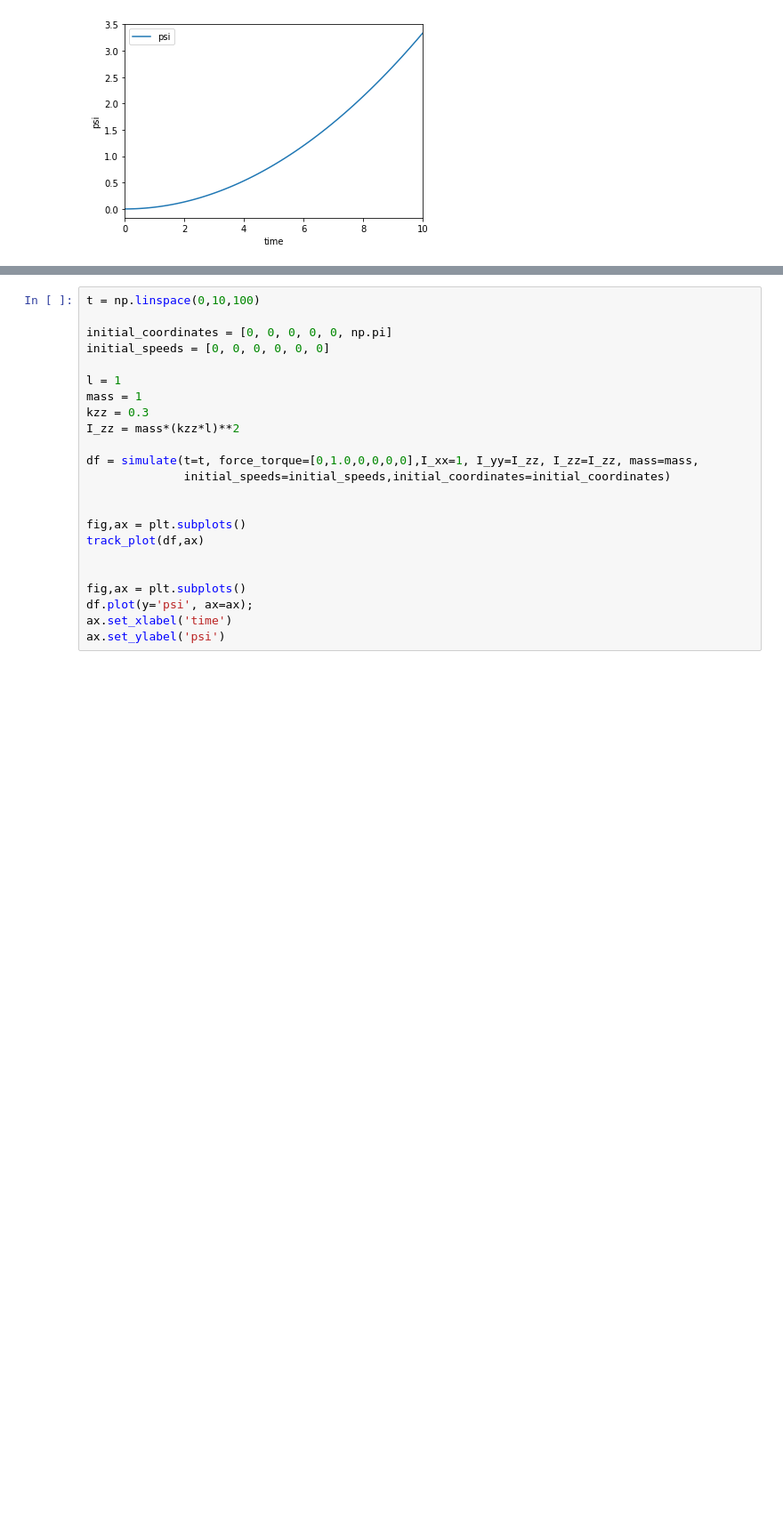
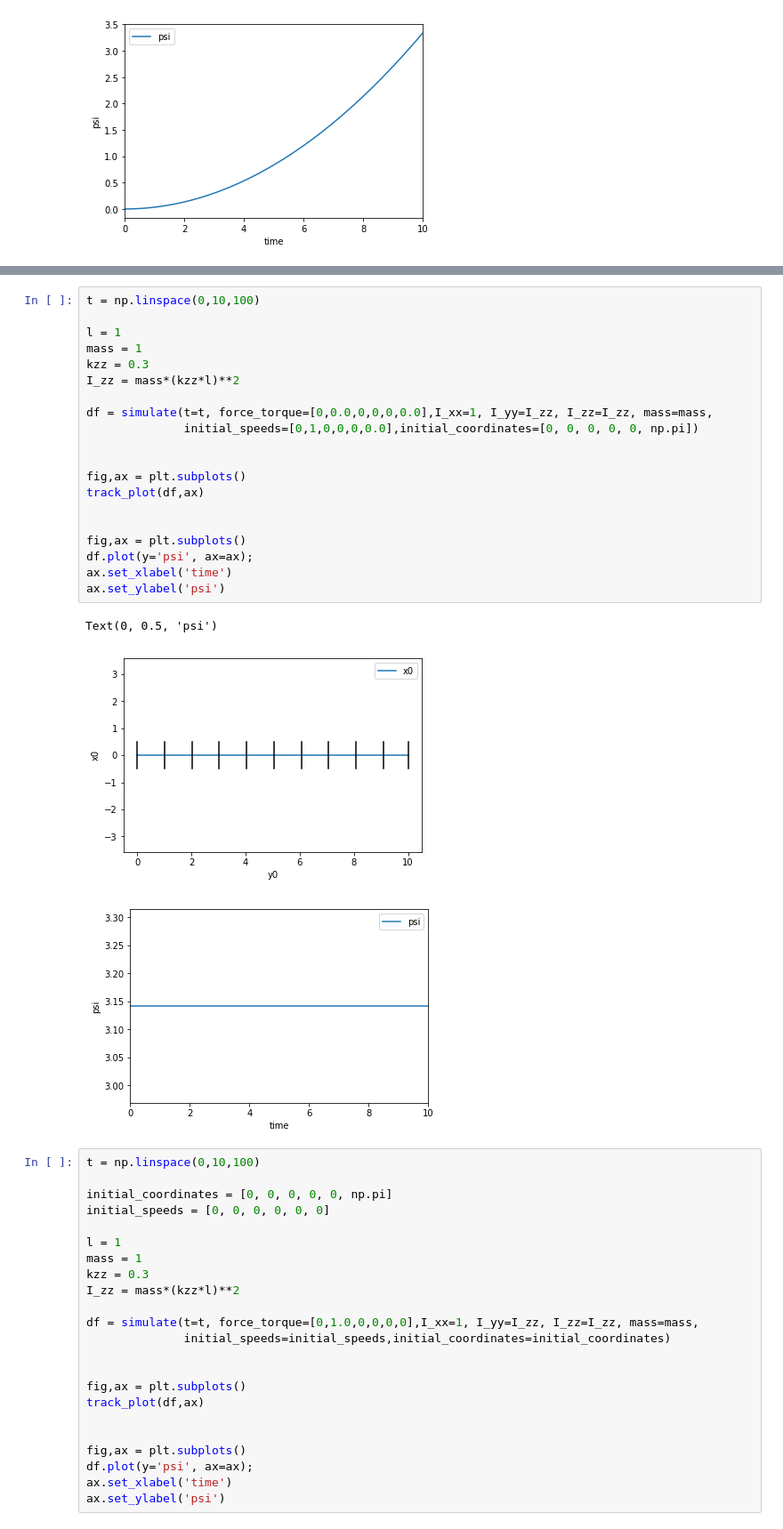
Before and after one commit to martinlarsalbert/motion-to-acceleration, a Jupyter notebook: rigid_body_6DOF.ipynb, the cells around one changed output, grey strips where cells are left out. Shown at 89% size. Cells and saved outputs as stored; diff of their text form; blank space fills up the shorter version.

```diff
--- a/rigid_body_6DOF.ipynb
+++ b/rigid_body_6DOF.ipynb
@@ -268,3 +295,27 @@ Text(0, 0.5, 'psi')
+# %%
+t = np.linspace(0,10,100)
+
+l = 1
+mass = 1
+kzz = 0.3
+I_zz = mass*(kzz*l)**2
+
+df = simulate(t=t, force_torque=[0,0.0,0,0,0,0.0],I_xx=1, I_yy=I_zz, I_zz=I_zz, mass=mass,
+              initial_speeds=[0,1,0,0,0,0.0],initial_coordinates=[0, 0, 0, 0, 0, np.pi])
+
+
+fig,ax = plt.subplots()
+track_plot(df,ax)
+
+
+fig,ax = plt.subplots()
+df.plot(y='psi', ax=ax);
+ax.set_xlabel('time')
+ax.set_ylabel('psi')
+# %% [output]
+Text(0, 0.5, 'psi')
+[figure, added]
+[figure, added]
 # %%
 t = np.linspace(0,10,100)
 
```
Also changed, not shown: parts of 2 cells of this notebook.
